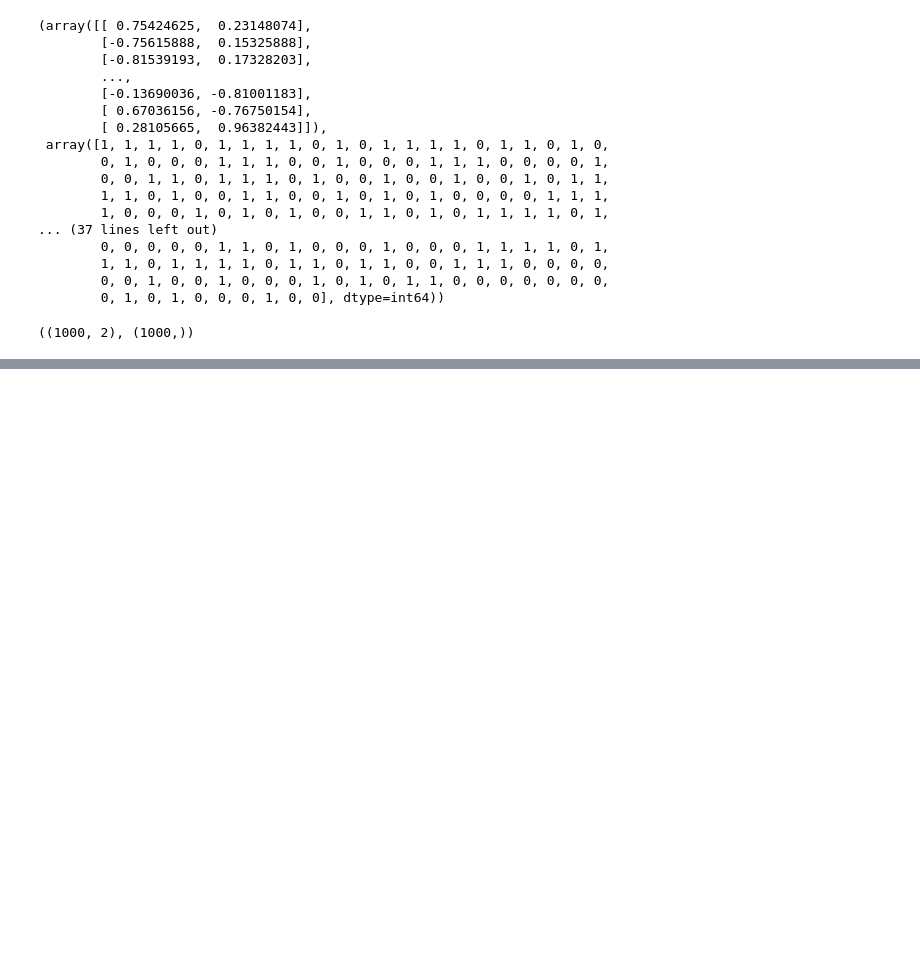
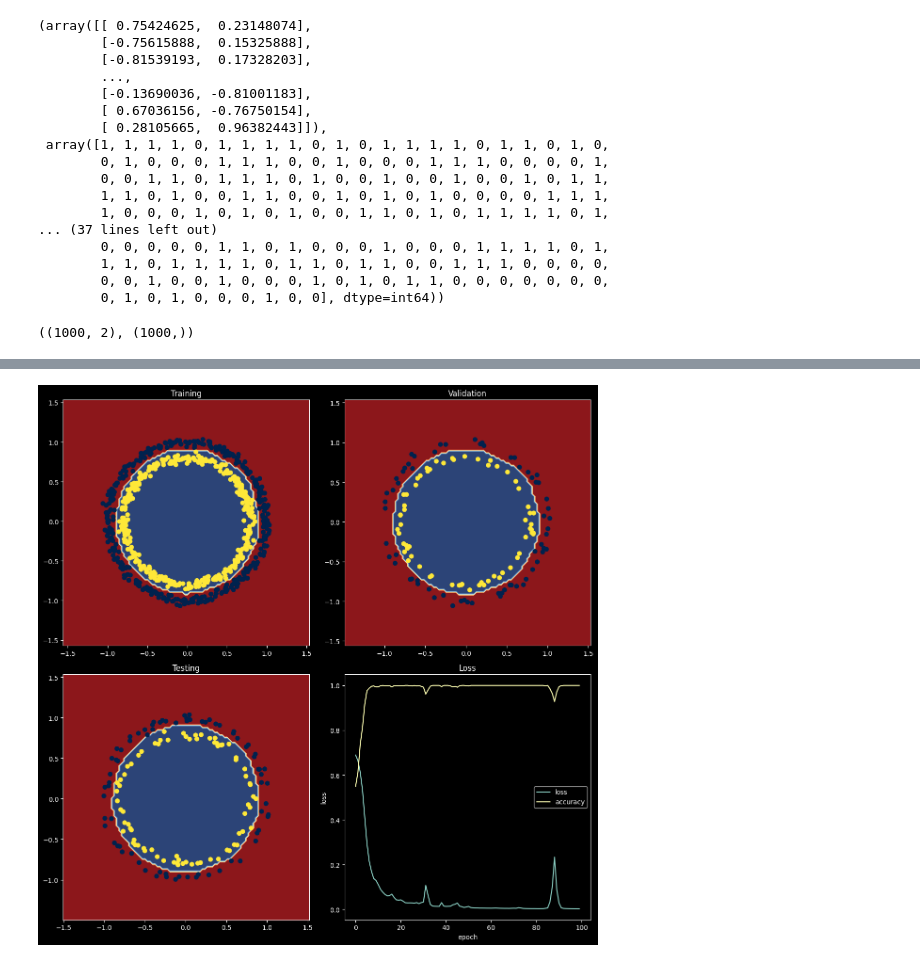
Before and after one commit to DavidRR-F/tensorflow-notes, a Jupyter notebook: notebooks/classification/tf-intro-to-classification.ipynb, the cells around one changed output, grey strips where cells are left out. Cells and saved outputs as stored; diff of their text form; code cells hidden in the pictures; blank space fills up the shorter version.

Commit message:
optimizing learing rate

```diff
--- a/notebooks/classification/tf-intro-to-classification.ipynb
+++ b/notebooks/classification/tf-intro-to-classification.ipynb
@@ -279,0 +336,16 @@ X.shape, y.shape
+# %%
+tf.random.set_seed(42)
+# Create the model
+bc_model_4 = tf.keras.Sequential([
+    tf.keras.layers.Dense(100, activation='relu'),
+    tf.keras.layers.Dense(10, activation='relu'),
+    tf.keras.layers.Dense(1, activation='sigmoid')
+])
+# Compile the model
+bc_model_4.compile(
+    optimizer=tf.keras.optimizers.Adam(learning_rate=0.01),
+    loss=tf.keras.losses.BinaryCrossentropy(),
+    metrics=['accuracy']
+)
+# Fit the model
+history = bc_model_4.fit(X_train, y_train, epochs=100, verbose=0)
@@ -279,0 +358,23 @@ X.shape, y.shape
+# %%
+# Visualize the model
+plt.figure(figsize=(12,12))
+# Training subplot
+plt.subplot(2,2,1)
+plt.title('Training')
+plot_decision_boundary(bc_model_4, X_train, y_train)
+plt.subplot(2,2,2)
+# Validation Subplot
+plt.title('Validation')
+plot_decision_boundary(bc_model_4, X_val, y_val)
+plt.subplot(2,2,3)
+# Testing Subplot
+plt.title('Testing')
+plot_decision_boundary(bc_model_4, X_test, y_test)
+plt.subplot(2,2,4)
+# Loss Subplot
+plt.title('Loss')
+plt.ylabel('loss')
+plt.xlabel('epoch')
+pd.DataFrame(history.history).plot(ax=plt.gca())
+plt.tight_layout()
+# %% [output]
@@ -279,0 +387 @@ X.shape, y.shape
+[figure, added]
```
Also changed, not shown: parts of 18 cells of this notebook.
